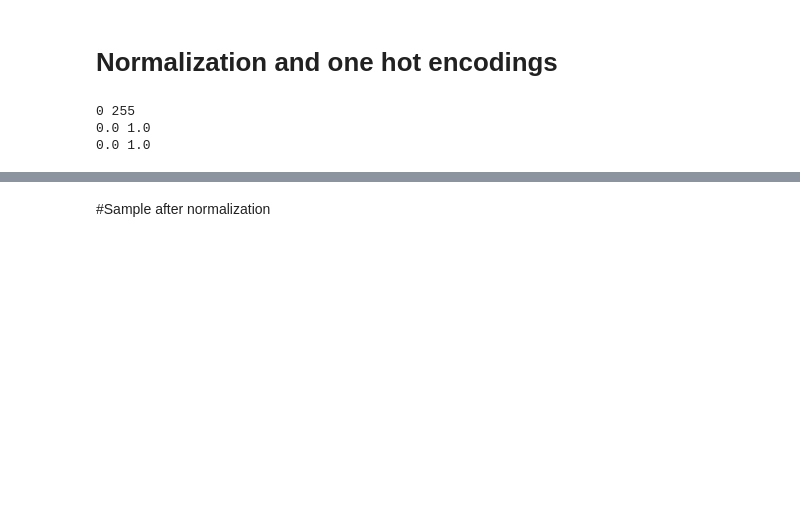
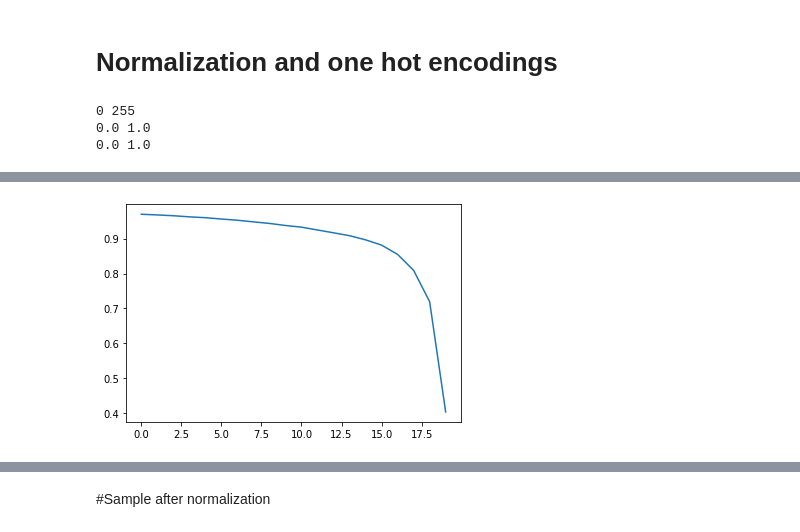
Before and after one commit to appersaravanan/Semeter-2-Assignment-1, a Jupyter notebook: Assignment_2.ipynb, the cells around one changed output, grey strips where cells are left out. Drawn from its saved outputs; the diff is of its cells as text; code cells hidden in the pictures; blank space fills up the shorter version.

```diff
--- a/Assignment_2.ipynb
+++ b/Assignment_2.ipynb
@@ -81,7 +79,7 @@ y_test=to_categorical(y_test,10)
 0.0 1.0
 0.0 1.0
 # %%
-nput=Input(shape=[28, 28,1])
+input=Input(shape=[28, 28,1])
 x=Conv2D(filters = 6,kernel_size = 5, strides = 1)(input)
 x=Activation ('tanh')(x)
 x=MaxPool2D(pool_size = 2, strides = 2)(x)
@@ -99,5 +97,5 @@ model.compile(optimizer = 'adam', loss = 'categorical_crossentropy', metrics = [
 es = EarlyStopping(monitor='val_loss', mode='min', verbose=1)
 
 #model.fit(x_train,y_train,epochs=500,steps_per_epoch=20,validation_split=0.3,callbacks=[es,accuracy])
-model.fit(x_train,y_train,epochs=100,steps_per_epoch=10,validation_split=0.3,callbacks=[es],shuffle=True)
+data=model.fit(x_train,y_train,epochs=20,steps_per_epoch=10,validation_split=0.3,callbacks=[es],shuffle=True)
 # %% [output]
@@ -122,3 +119,16 @@ Epoch 00037: early stopping
+# %%
+data.history
+
+data.history['accuracy'].reverse()
+len(history_arr)
+from matplotlib import pyplot
+pyplot.plot(data.history['accuracy'] ,label='layer1')
+
+# pyplot.plot(history_arr[4]['accuracy'],label='layer4')
+
+pyplot.show()
+# %% [output]
+[figure, added]
 # %%
  from keras.callbacks import Callback
 
```
Also changed, not shown: parts of 9 cells of this notebook.
